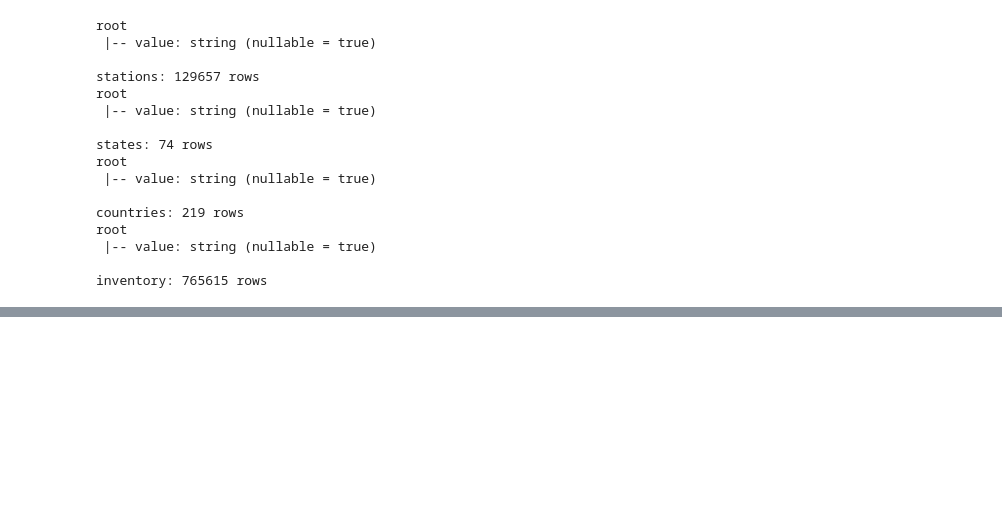
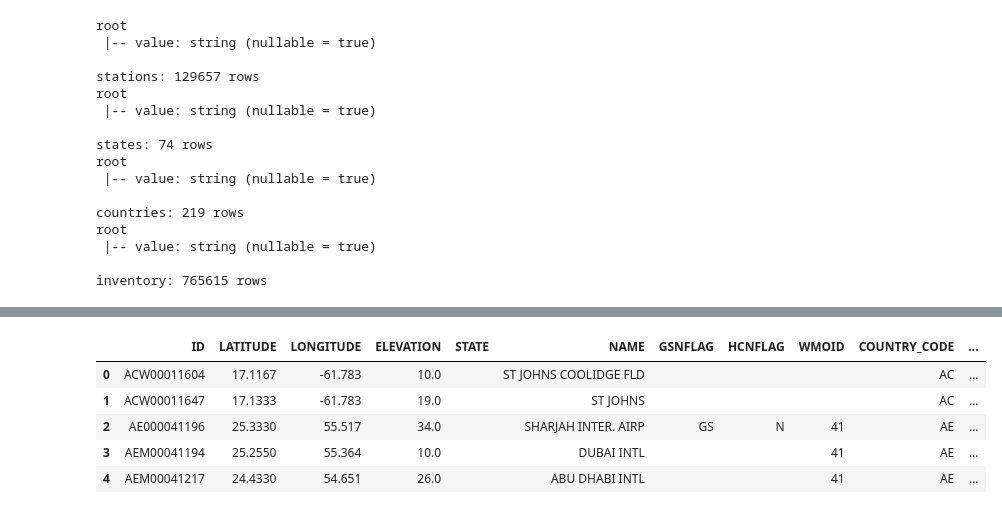
Before and after one commit to david-ewing-nz/ghcn-spark-analysis, a Jupyter notebook: notebooks/01_ghcn_processing.ipynb, the cells around one changed output, grey strips where cells are left out. Cells and saved outputs as stored; diff of their text form; code cells hidden in the pictures; blank space fills up the shorter version.

```diff
--- a/notebooks/01_ghcn_processing.ipynb
+++ b/notebooks/01_ghcn_processing.ipynb
@@ -647,0 +738,87 @@ FileNotFoundError: [Errno 2] No such file or directory: '/mnt/data/meta-daata.xl
+# %%
+from pyspark.sql.functions import col, substring, lit, trim, upper, min as spark_min, max as spark_max
+
+# Reference paths from GHCN
+statesPath = f"{prefix}ghcnd-states.txt"
+countriesPath = f"{prefix}ghcnd-countries.txt"
+stationsPath = f"{prefix}ghcnd-stations.txt"
+inventoryPath = f"{prefix}ghcnd-inventory.txt"
+
+# Load metadata
+statesdf = spark.read.text(statesPath)
+countriesdf = spark.read.text(countriesPath)
+stationsdf = spark.read.text(stationsPath)
+raw_inventorydf = spark.read.text(inventoryPath)
+
+show_as_html(statesdf.limit(5))
+show_as_html(countriesdf.limit(5))
+show_as_html(stationsdf.limit(5))
+show_as_html(raw_inventorydf.limit(5))
+
+# Parse states
+statesdf = statesdf.select(
+    trim(substring("value", 1, 2)).alias("CODE"),
+    trim(substring("value", 4, 50)).alias("STATE_NAME")
+)
+show_as_html(statesdf.limit(5))
+
+# Parse countries
+countriesdf = countriesdf.select(
+    trim(substring("value", 1, 2)).alias("CODE"),
+    trim(substring("value", 4, 50)).alias("COUNTRY_NAME")
+)
+show_as_html(countriesdf.limit(5))
+
+# Parse stations
+stationsdf = spark.read.text(stationsPath)
+stationsdf = stationsdf.select(
+    trim(substring("value", 1, 11)).alias("ID"),
+    trim(substring("value", 13, 8)).cast("double").alias("LATITUDE"),
+    trim(substring("value", 22, 8)).cast("double").alias("LONGITUDE"),
+    trim(substring("value", 31, 6)).cast("double").alias("ELEVATION"),
+    trim(substring("value", 39, 2)).alias("STATE"),
+    trim(substring("value", 42, 30)).alias("NAME"),
+    trim(substring("value", 72, 3)).alias("GSNFLAG"),
+    trim(substring("value", 75, 3)).alias("HCNFLAG"),
+    trim(substring("value", 78, 5)).alias("WMOID")
+)
+show_as_html(stationsdf.limit(5))
+
+# Add country code
+stations_with_code = stationsdf.withColumn("COUNTRY_CODE", substring("ID", 1, 2))
+show_as_html(stations_with_code.limit(5))
+
+# Join with countries
+station_country_joined = stations_with_code.join(
+    countriesdf,
+    stations_with_code["COUNTRY_CODE"] == countriesdf["CODE"],
+    how="left"
+).drop(countriesdf["CODE"])
+show_as_html(station_country_joined.limit(5))
+
+# Separate US and non-US
+us_stations = station_country_joined.filter(col("COUNTRY_CODE") == "US")
+non_us_stations = station_country_joined.filter(col("COUNTRY_CODE") != "US") \
+    .withColumn("STATE_NAME", lit(None).cast("string"))
+show_as_html(us_stations.limit(5))
+
+# Join US stations with states
+us_stations_clean = us_stations.withColumn("STATE_CLEAN", upper(trim(col("STATE"))))
+show_as_html(us_stations_clean.limit(5))
+
+us_stations_joined = us_stations_clean.join(
+    statesdf,
+    trim(us_stations_clean["STATE_CLEAN"]) == trim(statesdf["CODE"]),
+    how="left"
+).drop("STATE_CLEAN", statesdf["CODE"])
+show_as_html(us_stations_joined.limit(5))
+
+# Merge
+stations_full = us_stations_joined.unionByName(non_us_stations)
+show_as_html(stations_full.limit(5))
+
+# Final preview
+stations_select = stations_full.select("ID", "COUNTRY_CODE", "COUNTRY_NAME", "STATE", "STATE_NAME")
+stations_select.orderBy("COUNTRY_CODE", "STATE", "ID").show(10, truncate=False)
+show_as_html(stations_select.limit(5))
+# %% [output]
@@ -647,0 +873,6 @@ FileNotFoundError: [Errno 2] No such file or directory: '/mnt/data/meta-daata.xl
+|  | ID | LATITUDE | LONGITUDE | ELEVATION | STATE | NAME | GSNFLAG | HCNFLAG | WMOID | COUNTRY_CODE | ... |
+| 0 | ACW00011604 | 17.1167 | -61.783 | 10.0 |  | ST JOHNS COOLIDGE FLD |  |  |  | AC | ... |
+| 1 | ACW00011647 | 17.1333 | -61.783 | 19.0 |  | ST JOHNS |  |  |  | AC | ... |
+| 2 | AE000041196 | 25.3330 | 55.517 | 34.0 |  | SHARJAH INTER. AIRP | GS | N | 41 | AE | ... |
+| 3 | AEM00041194 | 25.2550 | 55.364 | 10.0 |  | DUBAI INTL |  |  | 41 | AE | ... |
+| 4 | AEM00041217 | 24.4330 | 54.651 | 26.0 |  | ABU DHABI INTL |  |  | 41 | AE | ... |
```
Also changed, not shown: parts of 17 cells of this notebook.
